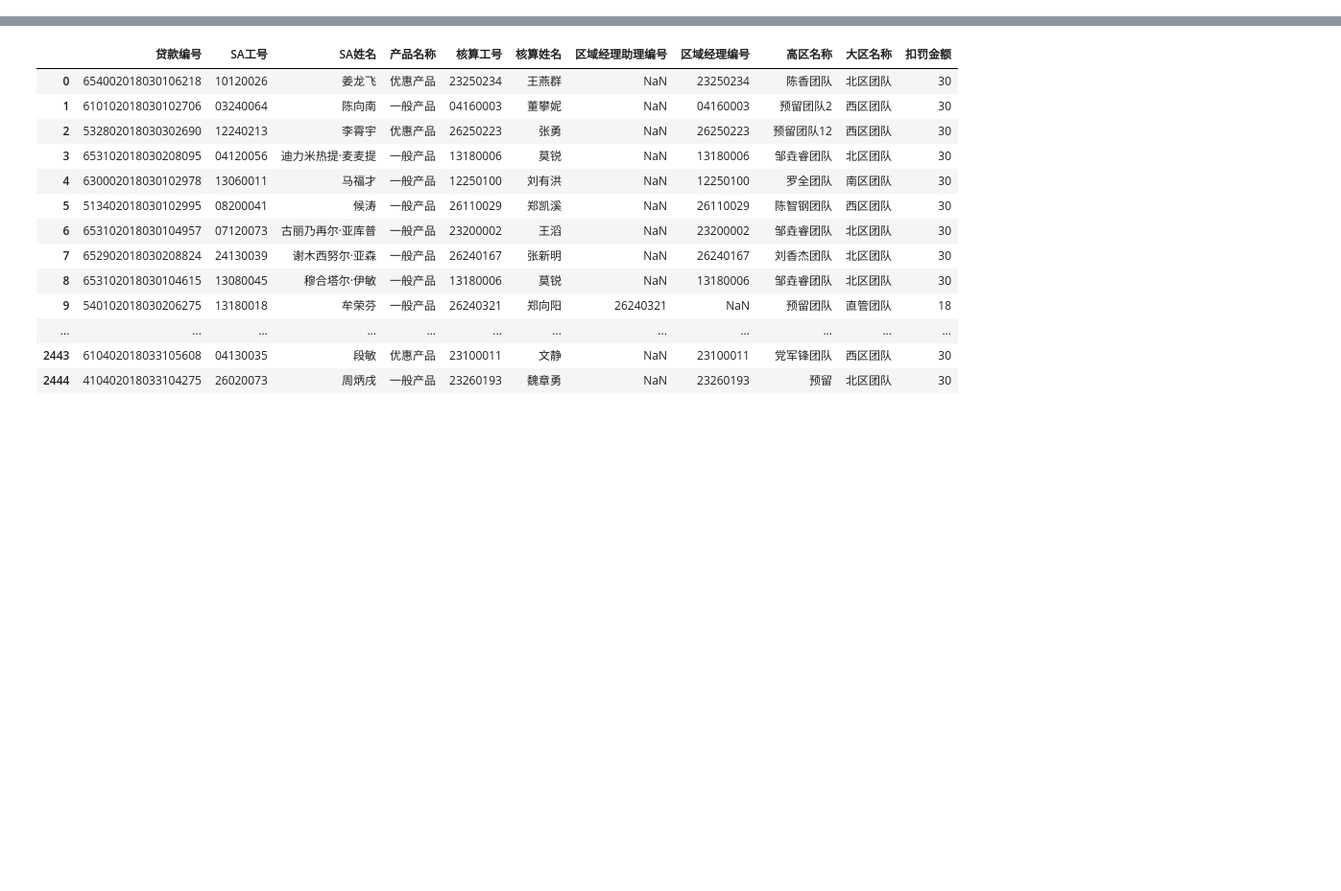
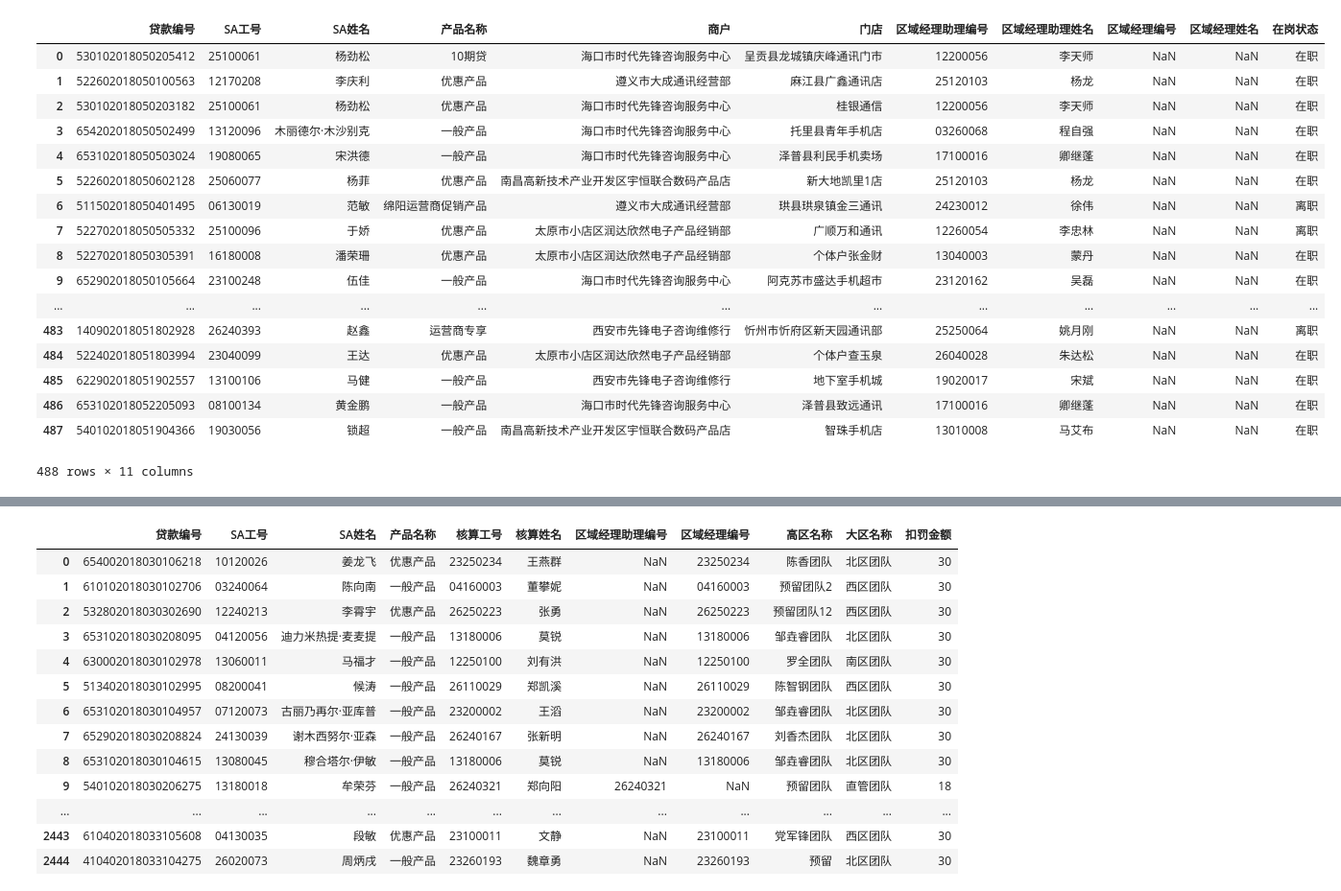
Before and after one commit to lihuat/phkj_Mannager, a Jupyter notebook: 测试/区经单笔扣罚测试.ipynb, the cells around one changed output, grey strips where cells are left out. Shown: that part at 96% size. Saved outputs shown, nothing was run; the diff lists cells and outputs as text; code cells hidden in the pictures; blank space fills up the shorter version.

```diff
--- a/测试/区经单笔扣罚测试.ipynb
+++ b/测试/区经单笔扣罚测试.ipynb
@@ -9,2 +30,2 @@ M3 = pd.merge(M3,data1,on="贷款编号",how="left")
 # %%
-M3=M3[['贷款编号','SA工号','SA姓名','产品名称','核算工号','核算姓名','区域经理助理编号','区域经理编号','高区名称','大区名称']]
+M3=M3[['贷款编号','SA工号','SA姓名','产品名称','商户','门店','区域经理助理编号','区域经理助理姓名','区域经理编号','区域经理姓名']]
@@ -10,0 +53,9 @@ M3=M3[['贷款编号','SA工号','SA姓名','产品名称','核算工号','核
+# %%
+M3_qz = M3.copy()
+# %%
+for i in tqdm(range(len(M3_qz))):
+    if pd.isnull(M3_qz.loc[i,"区域经理助理编号"]) ==True:
+        M3_qz = M3_qz.drop(i)
+    else:
+        pass
+M3_qz = M3_qz.reset_index(drop=True)
@@ -10,0 +107,29 @@ M3=M3[['贷款编号','SA工号','SA姓名','产品名称','核算工号','核
+# %%
+people = pd.read_excel('../首次M3明细/销售人员清单.xlsx',dtype={'工号':'O'})
+people = people[['工号','在岗状态']]
+people_qz = people.copy()
+people_qj = people.copy()
+people_qz = people_qz.rename(index=str,columns={"工号":'区域经理助理编号'})
+people_qj = people_qj.rename(index=str,columns={"工号":'区域经理编号'})
+# %%
+M3_qz = pd.merge(M3_qz,people_qz,on="区域经理助理编号",how="left")
+M3_qz
+# %% [output]
+|  | 贷款编号 | SA工号 | SA姓名 | 产品名称 | 商户 | 门店 | 区域经理助理编号 | 区域经理助理姓名 | 区域经理编号 | 区域经理姓名 | 在岗状态 |
+| 0 | 530102018050205412 | 25100061 | 杨劲松 | 10期贷 | 海口市时代先锋咨询服务中心 | 呈贡县龙城镇庆峰通讯门市 | 12200056 | 李天师 | NaN | NaN | 在职 |
+| 1 | 522602018050100563 | 12170208 | 李庆利 | 优惠产品 | 遵义市大成通讯经营部 | 麻江县广鑫通讯店 | 25120103 | 杨龙 | NaN | NaN | 在职 |
+| 2 | 530102018050203182 | 25100061 | 杨劲松 | 优惠产品 | 海口市时代先锋咨询服务中心 | 桂银通信 | 12200056 | 李天师 | NaN | NaN | 在职 |
+| 3 | 654202018050502499 | 13120096 | 木丽德尔·木沙别克 | 一般产品 | 海口市时代先锋咨询服务中心 | 托里县青年手机店 | 03260068 | 程自强 | NaN | NaN | 在职 |
+| 4 | 653102018050503024 | 19080065 | 宋洪德 | 一般产品 | 海口市时代先锋咨询服务中心 | 泽普县利民手机卖场 | 17100016 | 卿继蓬 | NaN | NaN | 在职 |
+| 5 | 522602018050602128 | 25060077 | 杨菲 | 优惠产品 | 南昌高新技术产业开发区宇恒联合数码产品店 | 新大地凯里1店 | 25120103 | 杨龙 | NaN | NaN | 在职 |
+| 6 | 511502018050401495 | 06130019 | 范敏 | 绵阳运营商促销产品 | 遵义市大成通讯经营部 | 珙县珙泉镇金三通讯 | 24230012 | 徐伟 | NaN | NaN | 离职 |
+| 7 | 522702018050505332 | 25100096 | 于娇 | 优惠产品 | 太原市小店区润达欣然电子产品经销部 | 广顺万和通讯 | 12260054 | 李忠林 | NaN | NaN | 离职 |
+| 8 | 522702018050305391 | 16180008 | 潘荣珊 | 优惠产品 | 太原市小店区润达欣然电子产品经销部 | 个体户张金财 | 13040003 | 蒙丹 | NaN | NaN | 在职 |
+| 9 | 652902018050105664 | 23100248 | 伍佳 | 一般产品 | 海口市时代先锋咨询服务中心 | 阿克苏市盛达手机超市 | 23120162 | 吴磊 | NaN | NaN | 在职 |
+| ... | ... | ... | ... | ... | ... | ... | ... | ... | ... | ... | ... |
+| 483 | 140902018051802928 | 26240393 | 赵鑫 | 运营商专享 | 西安市先锋电子咨询维修行 | 忻州市忻府区新天园通讯部 | 25250064 | 姚月刚 | NaN | NaN | 离职 |
+| 484 | 522402018051803994 | 23040099 | 王达 | 优惠产品 | 太原市小店区润达欣然电子产品经销部 | 个体户查玉泉 | 26040028 | 朱达松 | NaN | NaN | 在职 |
+| 485 | 622902018051902557 | 13100106 | 马健 | 一般产品 | 西安市先锋电子咨询维修行 | 地下室手机城 | 19020017 | 宋斌 | NaN | NaN | 在职 |
+| 486 | 653102018052205093 | 08100134 | 黄金鹏 | 一般产品 | 海口市时代先锋咨询服务中心 | 泽普县致远通讯 | 17100016 | 卿继蓬 | NaN | NaN | 在职 |
+| 487 | 540102018051904366 | 19030056 | 锁超 | 一般产品 | 南昌高新技术产业开发区宇恒联合数码产品店 | 智珠手机店 | 13010008 | 马艾布 | NaN | NaN | 在职 |
+488 rows × 11 columns
```
Also changed, not shown: parts of 17 cells of this notebook, 8 other files.
